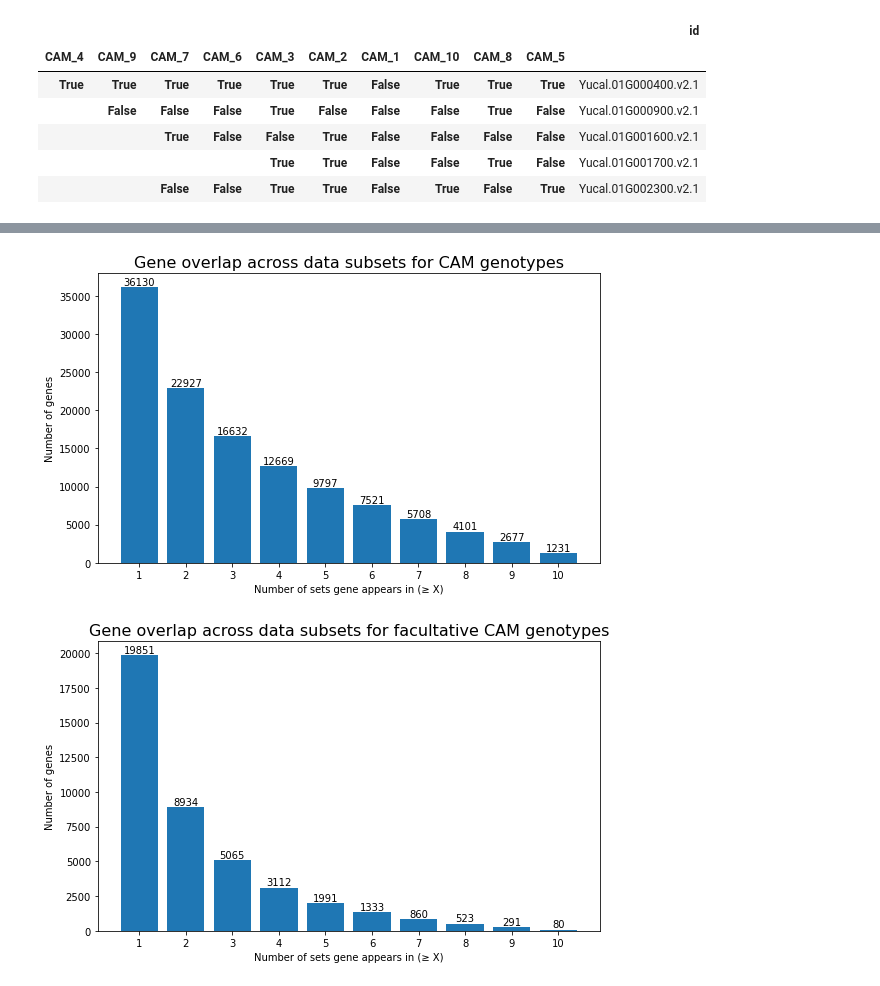
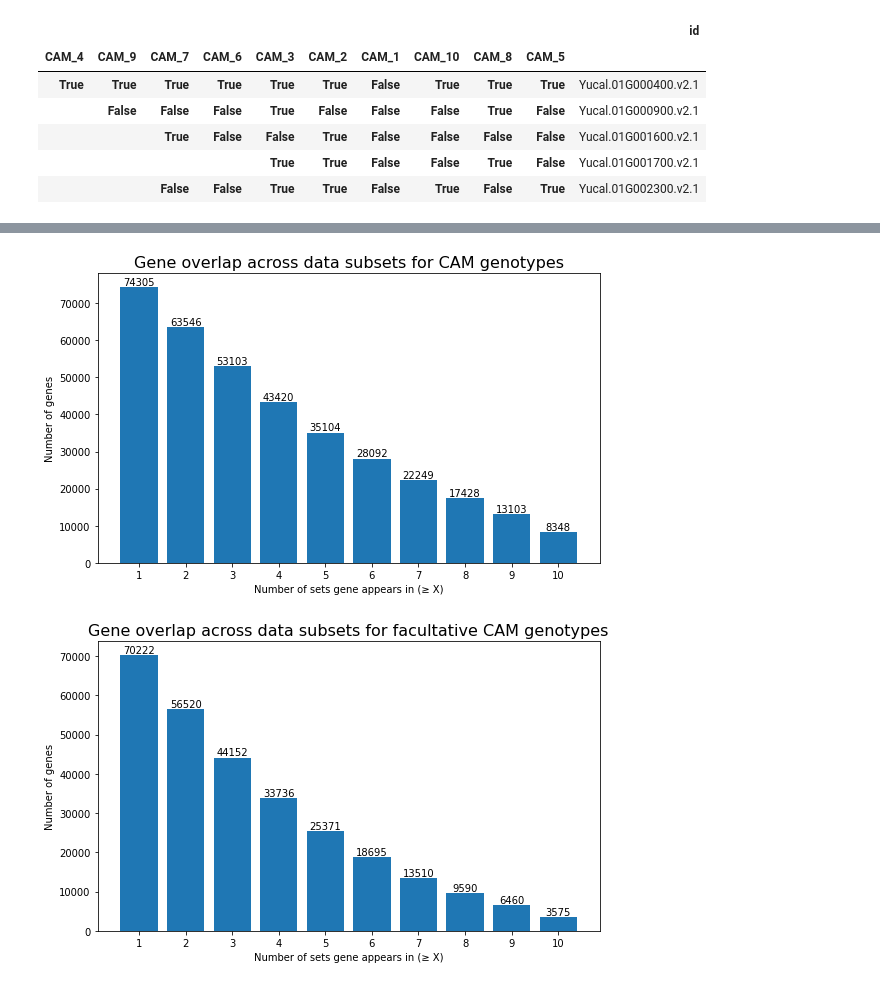
Before and after one commit to achpardo/yucca-genomics, a Jupyter notebook: masigpro/get_TS_genes.ipynb, the cells around one changed output, grey strips where cells are left out. Cells and saved outputs as stored; diff of their text form; code cells hidden in the pictures.

```diff
--- a/masigpro/get_TS_genes.ipynb
+++ b/masigpro/get_TS_genes.ipynb
@@ -26,7 +26,7 @@ def loadres(d):
             resd[setid] = df
     return resd
 # %%
-camres = loadres("./CAM_results/")
+camres = loadres("./CAM_results_Jul02/")
 # %%
-fcres = loadres("./facCAM_results/")
+fcres = loadres("./facCAM_results_Jul02/")
 # %%
@@ -165,13 +165,13 @@ def plot_genecounts(data,titletext,fname):
     plt.savefig(fname+".png",dpi=300,bbox_inches="tight")
     plt.savefig(fname+".svg",dpi=300,bbox_inches="tight")
 # %%
-plot_genecounts(camdict,"CAM","./CAM_datasubs_cutoff_barplot")
+plot_genecounts(camdict,"CAM","./CAM_datasubs_cutoff_barplot_e05")
 # %% [output]
-[figure, old version]
+[figure, new version]
 # %%
-plot_genecounts(fcdict,"facultative CAM","./facCAM_datasubs_cutoff_barplot")
+plot_genecounts(fcdict,"facultative CAM","./facCAM_datasubs_cutoff_barplot_e05")
 # %% [output]
-[figure, old version]
+[figure, new version]
 # %%
 c3dict = {}
 for k,v in c3res.items():
```
Also changed, not shown: parts of 16 cells of this notebook, 2 other files.
